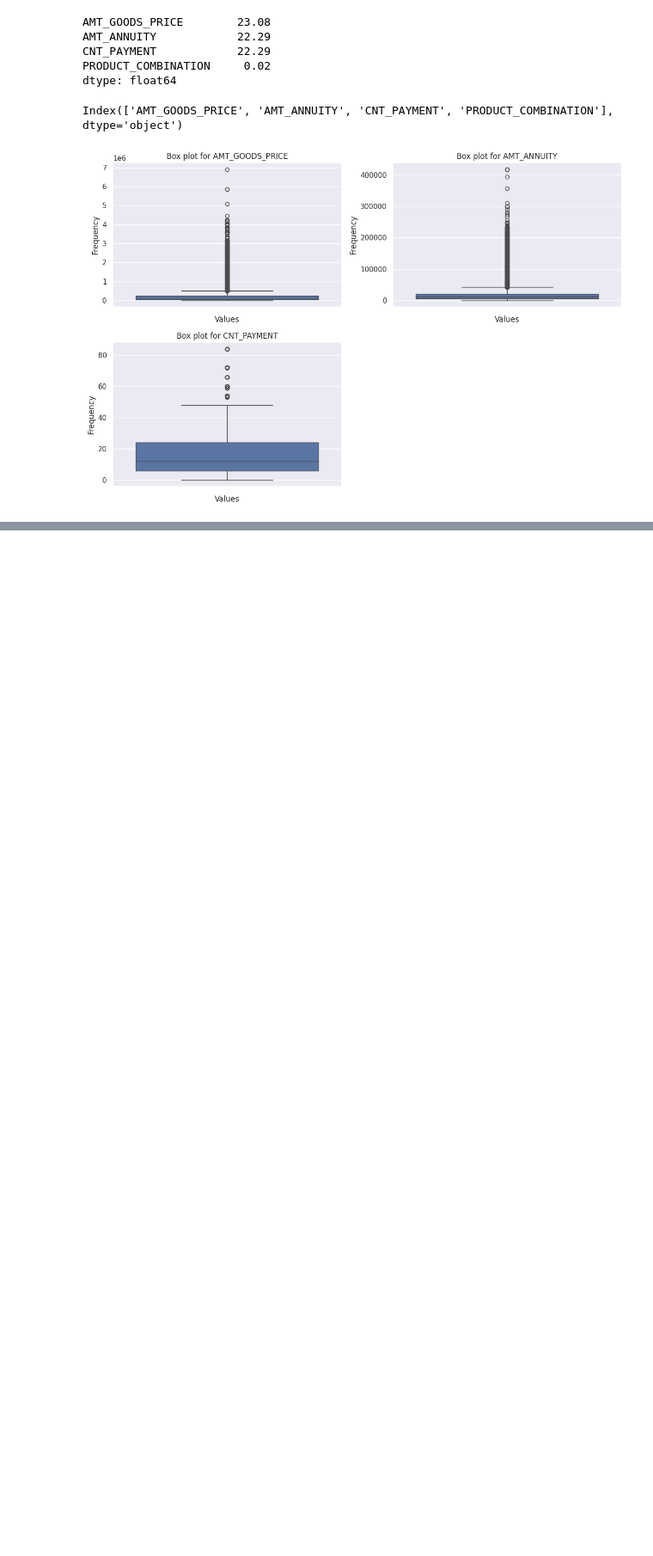
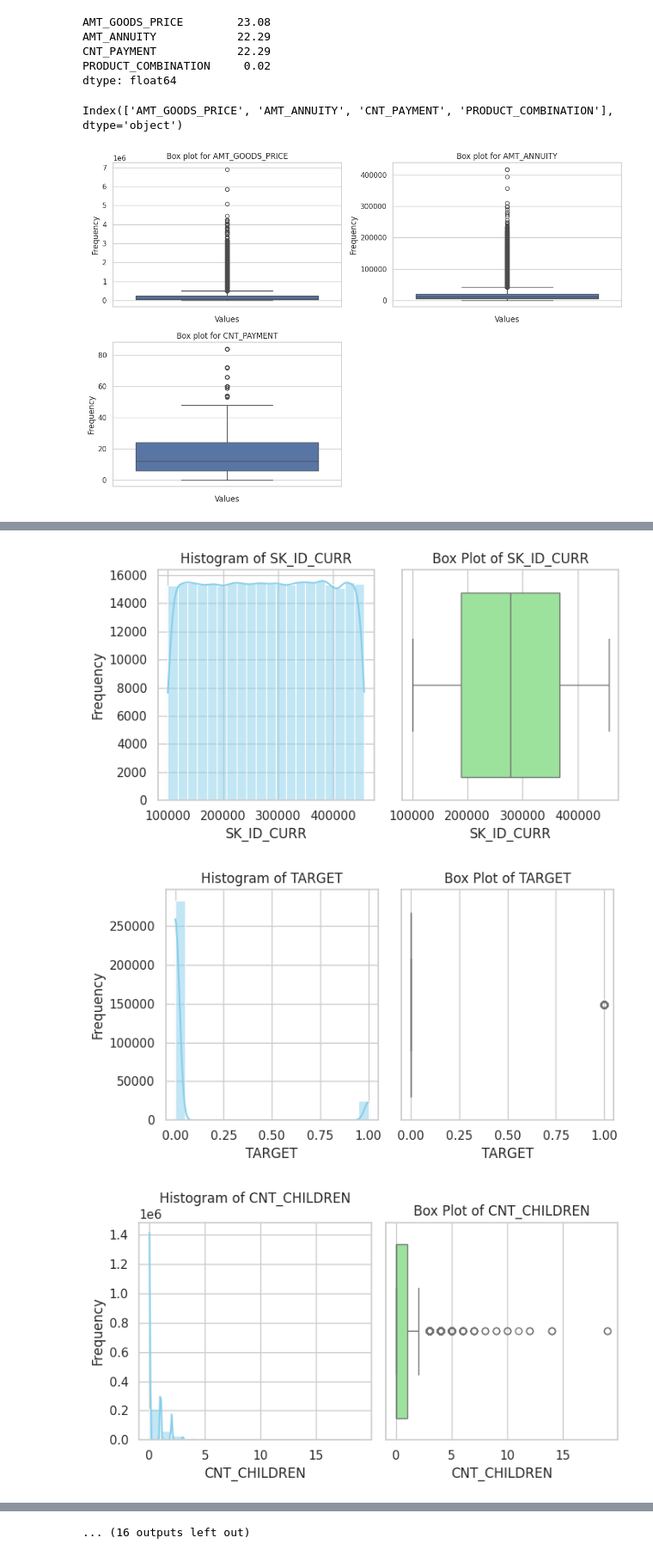
Before and after one commit to raghavendranhp/Financial_Risk_Detection, a Jupyter notebook: Financial_Risk_Analysis_preprocessing.ipynb, the cells around one changed output, grey strips where cells are left out. Shown at 86% size. Cells and saved outputs as stored; diff of their text form; code cells hidden in the pictures; blank space fills up the shorter version.

```diff
--- a/Financial_Risk_Analysis_preprocessing.ipynb
+++ b/Financial_Risk_Analysis_preprocessing.ipynb
@@ -663,0 +708,6 @@ df_pre_app_fin['AMT_ANNUITY'].fillna(med_value_cnt, inplace=True)
+# %%
+#Creating bins for Age
+df_amt_tot['AGE'] = df_app_data_fin['DAYS_BIRTH'] // 365
+bins = [0,20,30,40,50,60,100]
+slots = ['0-20','20-30','30-40','40-50','50-60','60 above']
+df_app_data_fin['AGE_GROUP']=pd.cut(df_amt_tot['AGE'],bins=bins,labels=slots)
@@ -663,0 +748,11 @@ df_pre_app_fin['AMT_ANNUITY'].fillna(med_value_cnt, inplace=True)
+# %%
+#Conversion of Object and Numerical columns to Categorical Columns
+categorical_columns = ['NAME_CONTRACT_TYPE','CODE_GENDER','NAME_TYPE_SUITE','NAME_INCOME_TYPE','NAME_EDUCATION_TYPE',
+                       'NAME_FAMILY_STATUS','NAME_HOUSING_TYPE','OCCUPATION_TYPE','WEEKDAY_APPR_PROCESS_START',
+                       'ORGANIZATION_TYPE','FLAG_OWN_CAR','FLAG_OWN_REALTY','LIVE_CITY_NOT_WORK_CITY',
+                       'REG_CITY_NOT_LIVE_CITY','REG_CITY_NOT_WORK_CITY','REG_REGION_NOT_WORK_REGION',
+                       'LIVE_REGION_NOT_WORK_REGION','REGION_RATING_CLIENT','WEEKDAY_APPR_PROCESS_START',
+                       'REGION_RATING_CLIENT_W_CITY'
+                      ]
+for col in categorical_columns:
+    df_app_data_fin[col] =pd.Categorical(df_app_data_fin[col])
@@ -663,0 +806,25 @@ df_pre_app_fin['AMT_ANNUITY'].fillna(med_value_cnt, inplace=True)
+# %%
+def plot_hist_box_side_by_side(data, figsize=(10, 5)):
+    numeric_columns = data.select_dtypes(include=['float64', 'int64']).columns
+    # Set figure size
+    for column in numeric_columns:
+      plt.figure(figsize=figsize)
+
+      # Plot histogram
+      plt.subplot(1, 2, 1)  # Subplot with 1 row, 2 columns, and index 1 (left)
+      sns.histplot(data[column], bins=20, kde=True, color='skyblue')
+      plt.title(f'Histogram of {column}')
+      plt.xlabel(column)
+      plt.ylabel('Frequency')
+
+      # Plot box plot
+      plt.subplot(1, 2, 2)  # Subplot with 1 row, 2 columns, and index 2 (right)
+      sns.boxplot(x=data[column], color='lightgreen')
+      plt.title(f'Box Plot of {column}')
+      plt.xlabel(column)
+
+      # Adjust layout
+      plt.tight_layout()
+
+      # Show plot
+      plt.show()
@@ -663,0 +891,6 @@ df_pre_app_fin['AMT_ANNUITY'].fillna(med_value_cnt, inplace=True)
+# %%
+plot_hist_box_side_by_side(df_app_data_fin, figsize=(7, 4))
+# %% [output]
+[figure, added]
+[figure, added]
+[figure, added]
@@ -663,0 +906 @@ df_pre_app_fin['AMT_ANNUITY'].fillna(med_value_cnt, inplace=True)
+... (16 outputs left out)
```
Also changed, not shown: parts of 31 cells of this notebook.
